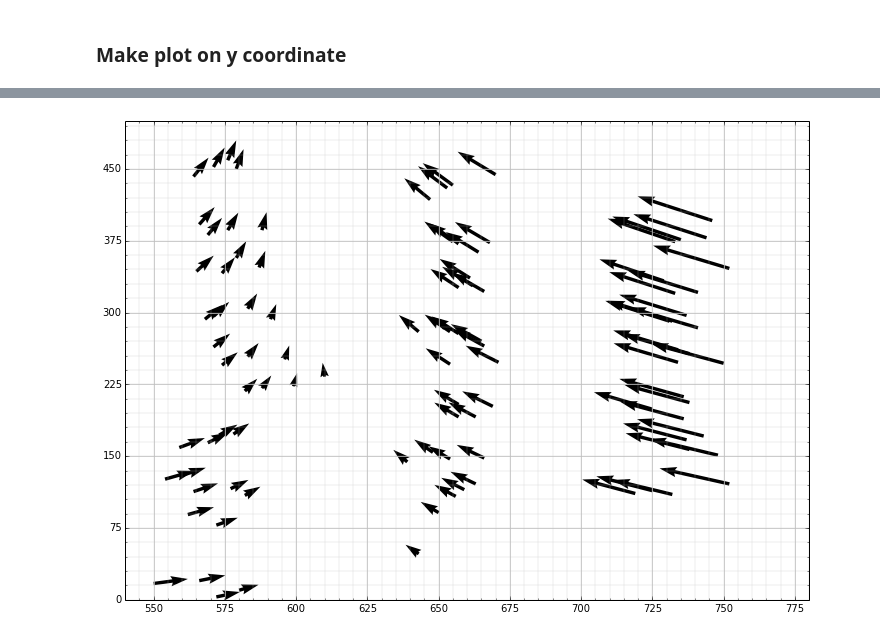
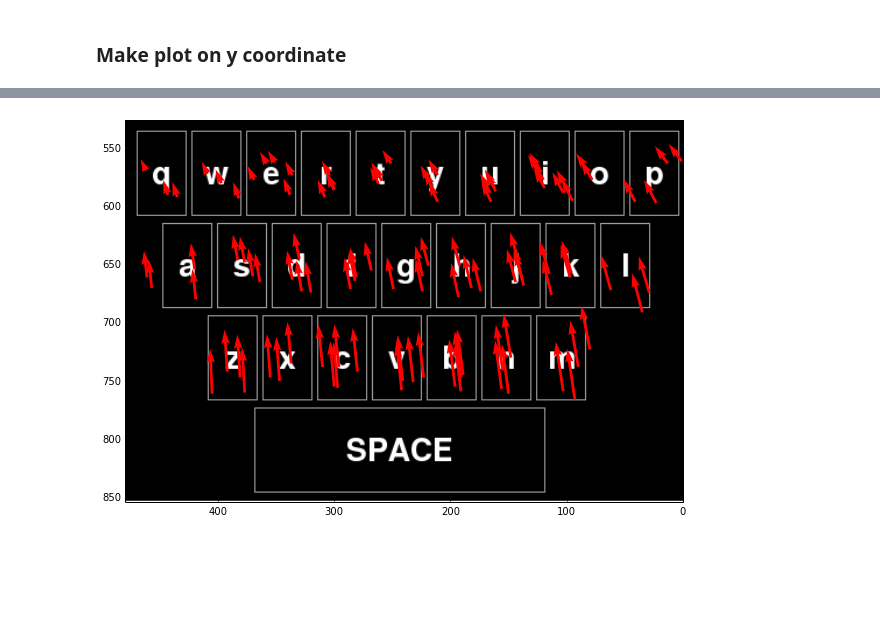
Before and after one commit to Vorte/Level5Project, a Jupyter notebook: notebooks/OffsetModel.ipynb, the cells around one changed output, grey strips where cells are left out. Cells and saved outputs as stored; diff of their text form; code cells hidden in the pictures; blank space fills up the shorter version.

```diff
--- a/notebooks/OffsetModel.ipynb
+++ b/notebooks/OffsetModel.ipynb
@@ -162,29 +150,15 @@ plt.show()
-# %%
-fig = plt.figure(figsize=(10, 7))
-centers.pop("SPACE", None)
-center_locations = zip(*centers.items())[1]
-#a = zip(*center_locations)
-
-pred_x = regr_x.predict(points_test)
-pred_y = regr_y.predict(points_test)
-
-#print regr_x.predict(centers["t"])
-#print regr_y.predict(centers["t"])
-
-ax = plt.axes([0.025, 0.025, 0.95, 0.95])
-ax.set_xlim(540, 780)
-ax.set_ylim(0, 500)
-ax.xaxis.set_major_locator(plt.MultipleLocator(25))
-ax.xaxis.set_minor_locator(plt.MultipleLocator(5))
-ax.yaxis.set_major_locator(plt.MultipleLocator(75))
-ax.yaxis.set_minor_locator(plt.MultipleLocator(15))
-ax.grid(which='major', axis='x', linewidth=0.75, linestyle='-', color='0.75')
-ax.grid(which='minor', axis='x', linewidth=0.25, linestyle='-', color='0.75')
-ax.grid(which='major', axis='y', linewidth=0.75, linestyle='-', color='0.75')
-ax.grid(which='minor', axis='y', linewidth=0.25, linestyle='-', color='0.75')
-
-q = plt.quiver(test_unz[0], test_unz[1], pred_x, pred_y, color='black', width = 0.005)
-
-plt.show()
-# %% [output]
-[figure, removed]
+# %%
+fig = plt.figure(figsize=(10, 7))
+
+pred_x = regr_x.predict(points_test)
+pred_y = regr_y.predict(points_test)
+
+im = plt.imread("../keyboard.png")
+#[left, right, bottom, top]
+implot = plt.imshow(im, extent=[480, 0, 854, 526])
+
+q = plt.quiver(test_unz[1], test_unz[0], pred_y, pred_x, color='red', width = 0.005, angles='xy')
+
+plt.show()
+# %% [output]
+[figure, added]
```
Also changed, not shown: parts of 3 cells of this notebook, 5 other files.
